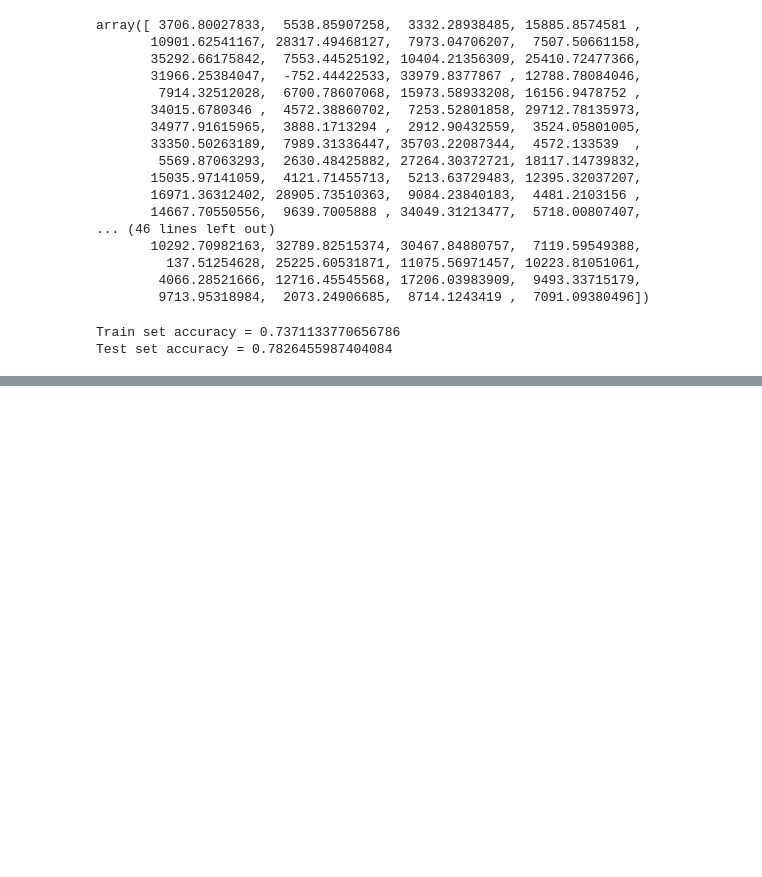
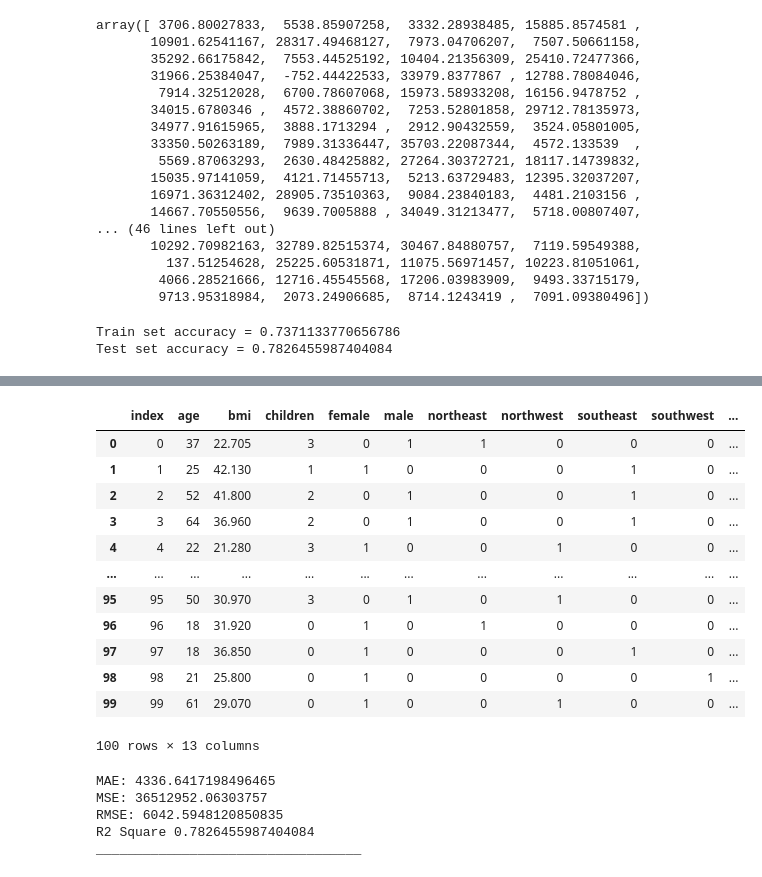
Before and after one commit to VarisZE/Assessment_test, a Jupyter notebook: charges.ipynb, the cells around one changed output, grey strips where cells are left out. Drawn from its saved outputs; the diff is of its cells as text; code cells hidden in the pictures; blank space fills up the shorter version.

```diff
--- a/charges.ipynb
+++ b/charges.ipynb
@@ -178,0 +219,3 @@ ValueError: could not convert string to float: 'male'
+# %%
+y_pred_Nocharges = mol.predict(Nocharges_onehot2)
+y_pred_Nocharges
@@ -178,0 +240,25 @@ ValueError: could not convert string to float: 'male'
+# %%
+dc = pd.concat([Nocharges_onehot2.reset_index(), pd.Series(y_pred_Nocharges, name='Charges')], axis='columns')
+dc
+# %% [output]
+|  | index | age | bmi | children | female | male | northeast | northwest | southeast | southwest | ... |
+| 0 | 0 | 37 | 22.705 | 3 | 0 | 1 | 1 | 0 | 0 | 0 | ... |
+| 1 | 1 | 25 | 42.130 | 1 | 1 | 0 | 0 | 0 | 1 | 0 | ... |
+| 2 | 2 | 52 | 41.800 | 2 | 0 | 1 | 0 | 0 | 1 | 0 | ... |
+| 3 | 3 | 64 | 36.960 | 2 | 0 | 1 | 0 | 0 | 1 | 0 | ... |
+| 4 | 4 | 22 | 21.280 | 3 | 1 | 0 | 0 | 1 | 0 | 0 | ... |
+| ... | ... | ... | ... | ... | ... | ... | ... | ... | ... | ... | ... |
+| 95 | 95 | 50 | 30.970 | 3 | 0 | 1 | 0 | 1 | 0 | 0 | ... |
+| 96 | 96 | 18 | 31.920 | 0 | 1 | 0 | 1 | 0 | 0 | 0 | ... |
+| 97 | 97 | 18 | 36.850 | 0 | 1 | 0 | 0 | 0 | 1 | 0 | ... |
+| 98 | 98 | 21 | 25.800 | 0 | 1 | 0 | 0 | 0 | 0 | 1 | ... |
+| 99 | 99 | 61 | 29.070 | 0 | 1 | 0 | 0 | 1 | 0 | 0 | ... |
+100 rows × 13 columns
+# %%
+print_evaluate(y_test.values, y_charges_test)
+# %% [output]
+MAE: 4336.6417198496465
+MSE: 36512952.06303757
+RMSE: 6042.5948120850835
+R2 Square 0.7826455987404084
+__________________________________
```
Also changed, not shown: parts of 18 cells of this notebook.
